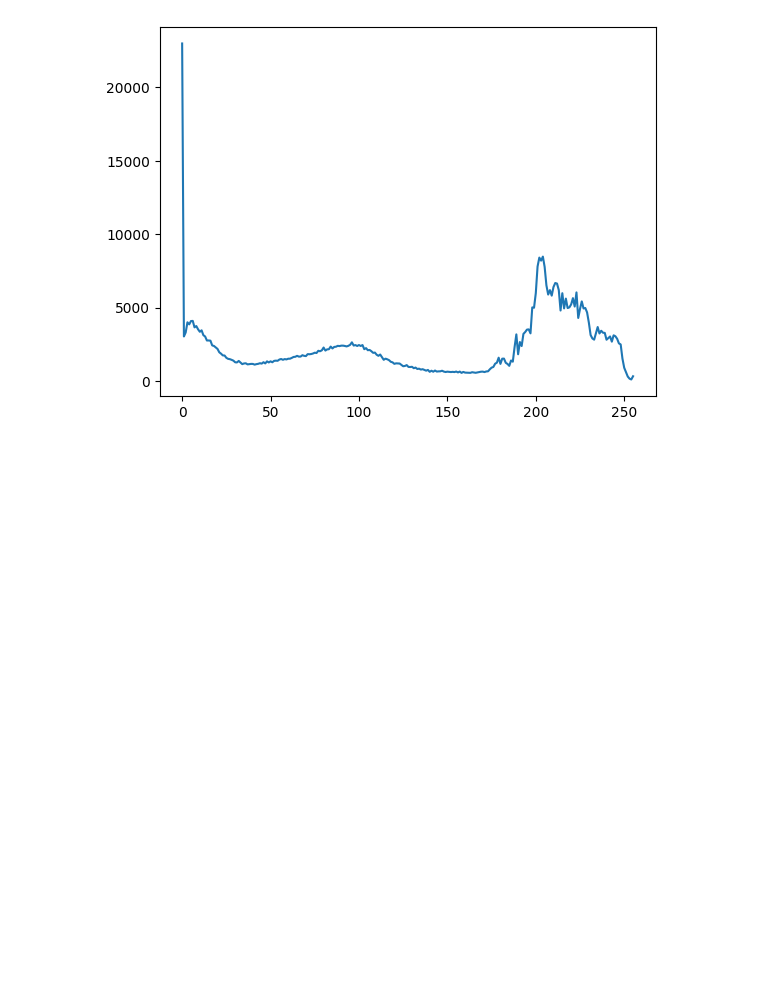
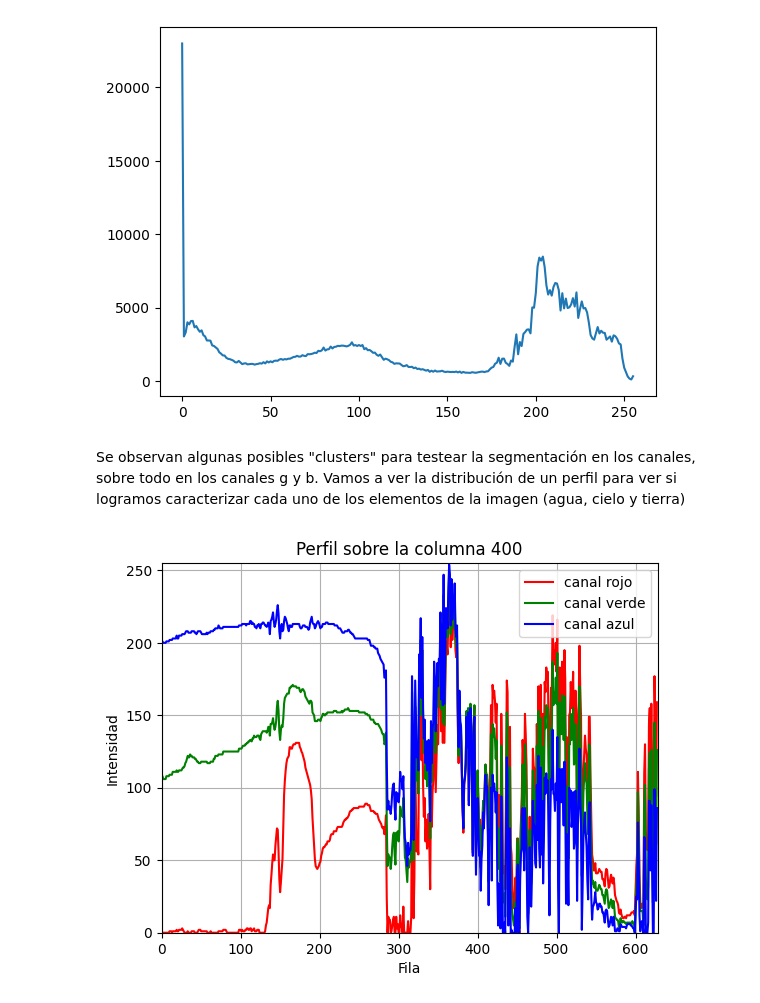
Before and after one commit to Andres-LM/entregas_vp1, a Jupyter notebook: TP1/tp1_parte2_andres_merli.ipynb, the cells around one changed output. Drawn from its saved outputs; the diff is of its cells as text; code cells hidden in the pictures; blank space fills up the shorter version.

```diff
--- a/TP1/tp1_parte2_andres_merli.ipynb
+++ b/TP1/tp1_parte2_andres_merli.ipynb
@@ -53,9 +53,9 @@ plt.subplot(122).set_title("img2"), plt.plot(hist2)
 # %%
 ## Leemos la imagen segmentacion.png
 
-img_seg = cv.imread('segmentacion.png')
-img_seg = cv.cvtColor(img_seg, cv.COLOR_BGR2RGB)
-plt.imshow(img_seg)
+img_color = cv.imread('segmentacion.png')
+imgRGB = cv.cvtColor(img_color, cv.COLOR_BGR2RGB)
+plt.imshow(imgRGB)
 plt.show()
 # %% [output]
 [figure]
@@ -78,3 +82,22 @@ plt.plot(hist_b)
 # %% [output]
 [<matplotlib.lines.Line2D at 0x...>]
 [figure]
+# %% [markdown]
+Se observan algunas posibles "clusters" para testear la segmentación en los canales, sobre todo en los canales g y b.
+Vamos a ver la distribución de un perfil para ver si logramos caracterizar cada uno de los elementos de la imagen (agua, cielo y tierra)
+# %%
+idx_col = 400
+perfil_color = imgRGB[:,idx_col]
+plt.plot(perfil_color[:,0], color='r', label='canal rojo')
+plt.plot(perfil_color[:,1], color='g', label='canal verde')
+plt.plot(perfil_color[:,2], color='b', label='canal azul')
+plt.xlabel('Fila')
+plt.ylabel('Intensidad')
+plt.title(f'Perfil sobre la columna {idx_col}')
+plt.grid()
+plt.xlim(0, 628)
+plt.ylim(0, 255)
+plt.legend()
+plt.show()
+# %% [output]
+[figure, added]
```
Also changed, not shown: parts of 10 cells of this notebook.
